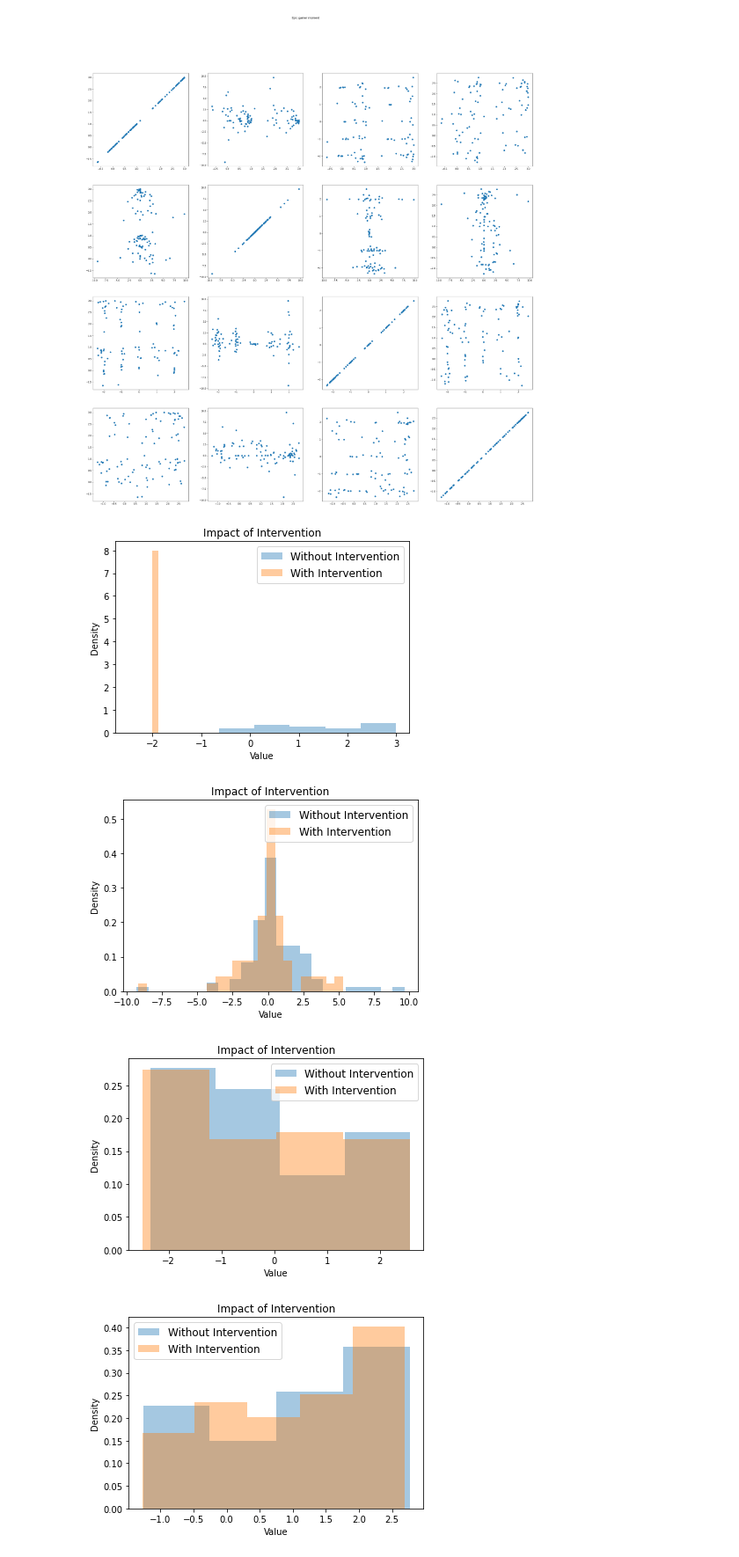
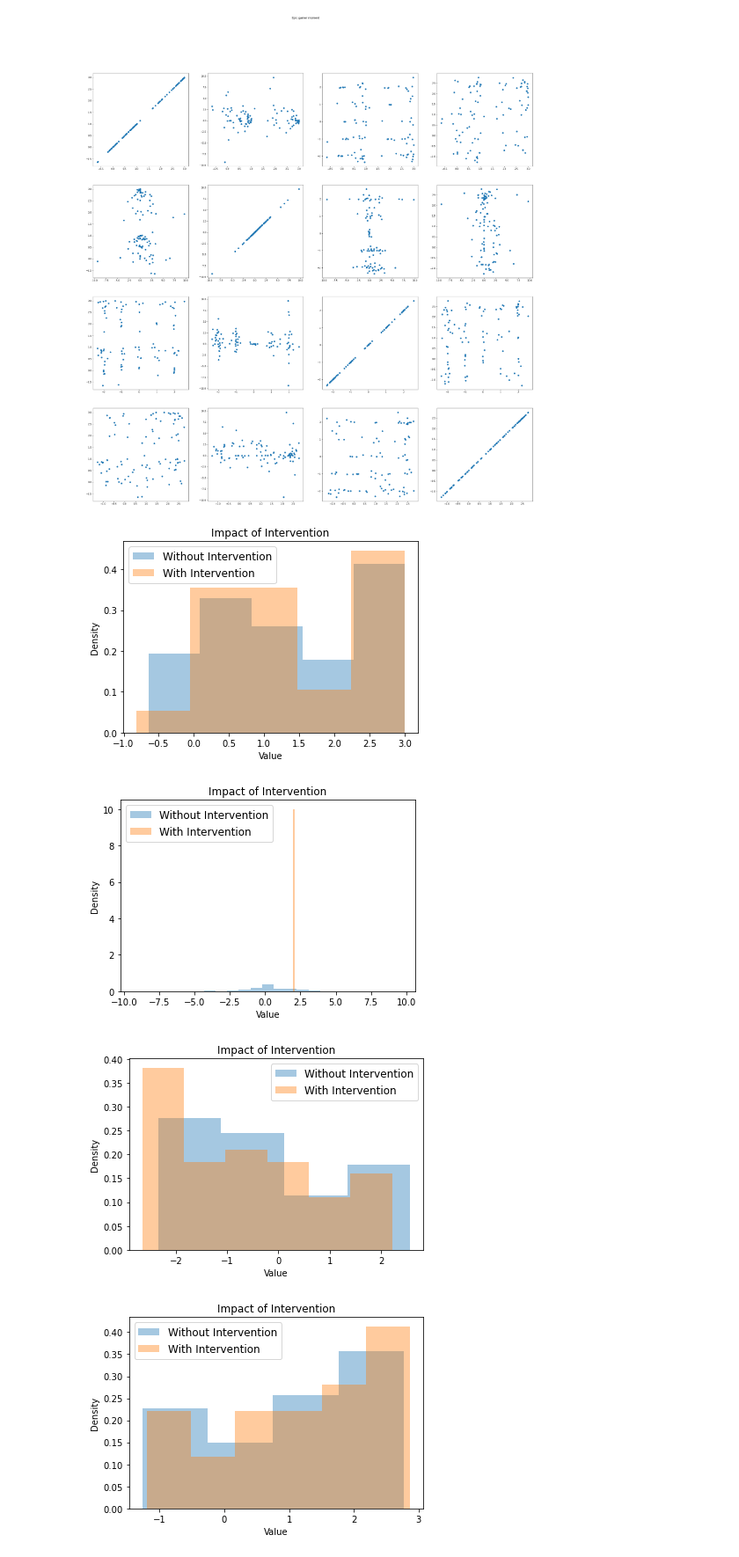
Before and after one commit to magn3144/CausalityGraphGenerator, a Jupyter notebook: data_visualization.ipynb, the cells around one changed output. Shown at 88% size. Drawn from its saved outputs; the diff is of its cells as text; code cells hidden in the pictures.

Commit message:
Some experiments with visualization.

```diff
--- a/data_visualization.ipynb
+++ b/data_visualization.ipynb
@@ -8,7 +8,7 @@ import seaborn as sns
 data1 = pd.read_csv("no_interventions.csv", sep=",")
 data1 = data1.drop(["Unnamed: 0"], axis=1)
 
-data2 = pd.read_csv("A_(-2).csv", sep=",")
+data2 = pd.read_csv("B_2.csv", sep=",")
 data2 = data2.drop(["Unnamed: 0"], axis=1)
 # %%
 fig, axs = plt.subplots(4, 4)
@@ -24,20 +24,20 @@ plt.show()
 # %% [output]
 [figure]
 # %%
-columns = ['A', 'B', 'C', 'D']
+columns = ['A', 'B', 'C', 'D', 'E', 'F']
 
-for i in range(4):
+for i in range(6):
     sns.distplot(data1[columns[i]], kde=False, norm_hist=True, label='Without Intervention')
     sns.distplot(data2[columns[i]], kde=False, norm_hist=True, label='With Intervention')
 
     # Plot formatting
     plt.legend(prop={'size': 12})
     plt.title('Impact of Intervention')
     plt.xlabel('Value')
     plt.ylabel('Density')
     plt.show()
 # %% [output]
-[figure, old version]
+[figure, new version]
-[figure, old version]
+[figure, new version]
-[figure, old version]
+[figure, new version]
-[figure, old version]
+[figure, new version]
```
Also changed, not shown: parts of 1 cell of this notebook.
